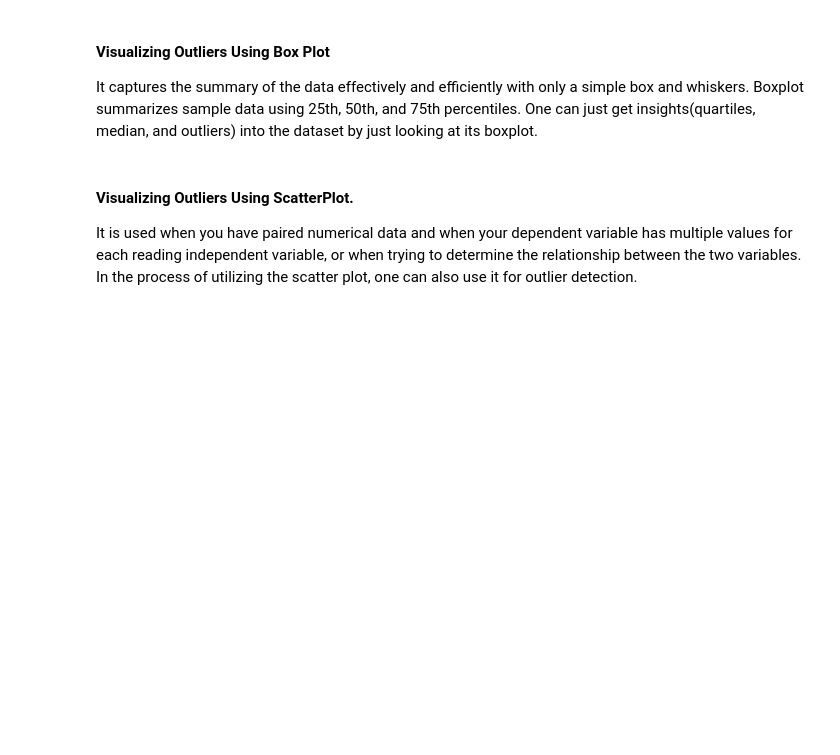
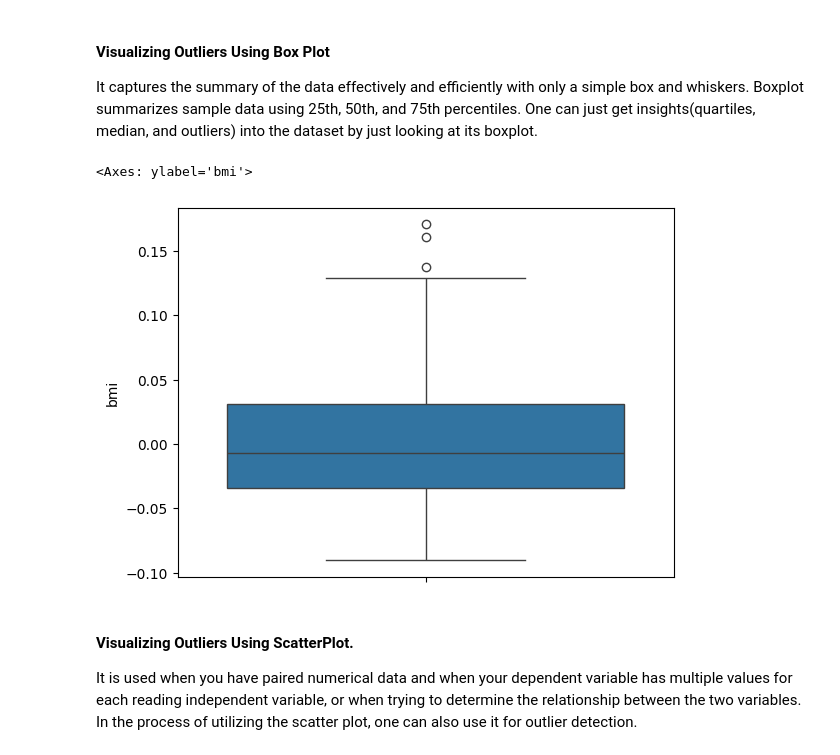
Before and after one commit to BennyXiong/PROG8245_lab4, a Jupyter notebook: week5Lab.ipynb, the cells around one changed output. Saved outputs shown, nothing was run; the diff lists cells and outputs as text; code cells hidden in the pictures; blank space fills up the shorter version.

Commit message:
add data, update notebook

```diff
--- a/week5Lab.ipynb
+++ b/week5Lab.ipynb
@@ -454,0 +458,11 @@ https://www.geeksforgeeks.org/detect-and-remove-the-outliers-using-python/
+# %%
+from sklearn.datasets import load_diabetes
+
+# Load the dataset
+diabetics = load_diabetes()
+
+# Create the dataframe
+column_name = diabetics.feature_names
+df_diabetics = pd.DataFrame(diabetics.data)
+df_diabetics.columns = column_name
+df_diabetics.head()
@@ -457,6 +478,12 @@ https://www.geeksforgeeks.org/detect-and-remove-the-outliers-using-python/
 # %% [markdown]
 #### Visualizing Outliers Using Box Plot
 It captures the summary of the data effectively and efficiently with only a simple box and whiskers. Boxplot summarizes sample data using 25th, 50th, and 75th percentiles. One can just get insights(quartiles, median, and outliers) into the dataset by just looking at its boxplot.
+# %%
+# Box Plot for bmi
+sns.boxplot(df_diabetics['bmi'])
+# %% [output]
+<Axes: ylabel='bmi'>
+[figure, added]
 # %% [markdown]
 #### Visualizing Outliers Using ScatterPlot.
 
```
Also changed, not shown: parts of 19 cells of this notebook, 6 other files.
